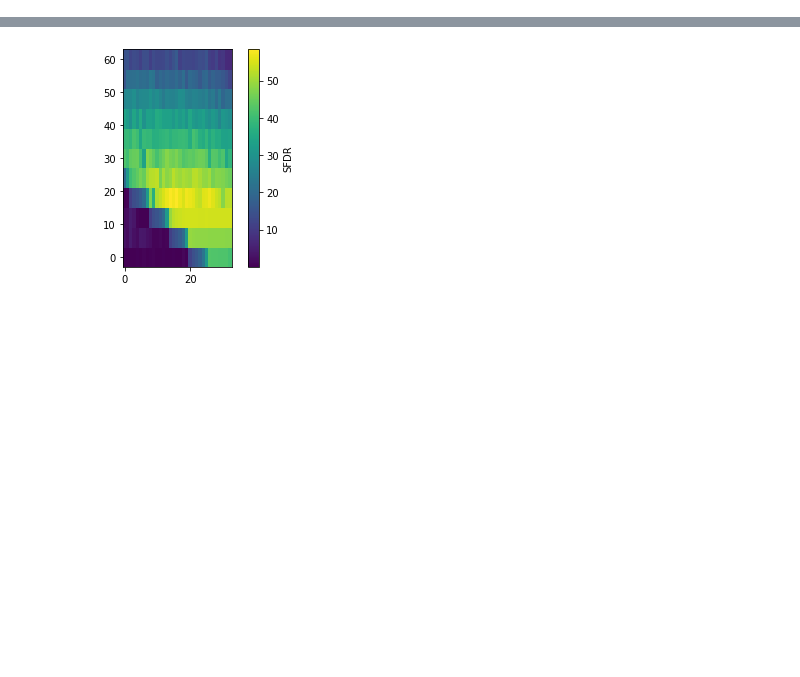
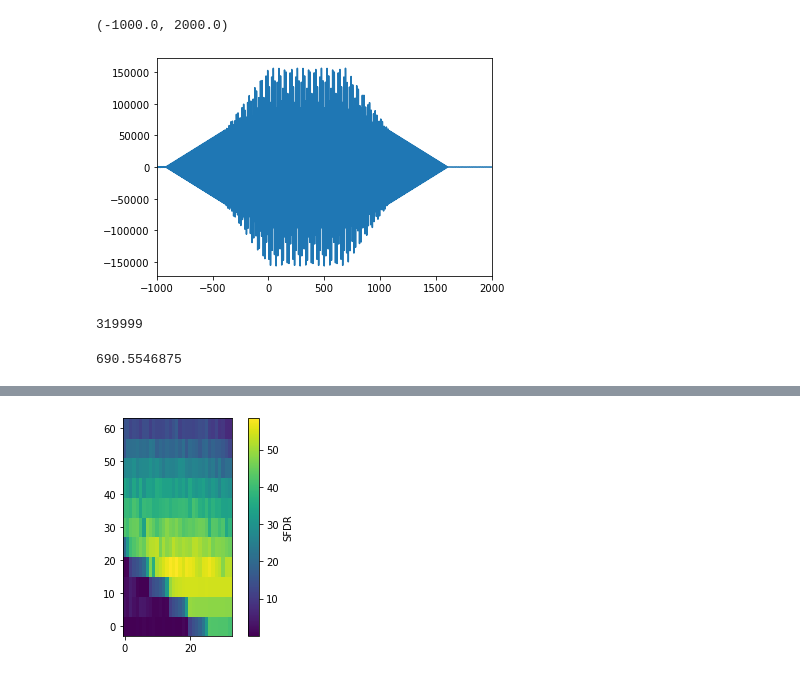
Before and after one commit to qnngroup/rfsoc_dds, a Jupyter notebook: pynq/dds_loopback_overlay.ipynb, the cells around one changed output, grey strips where cells are left out. Saved outputs shown, nothing was run; the diff lists cells and outputs as text; code cells hidden in the pictures; blank space fills up the shorter version.

```diff
--- a/pynq/dds_loopback_overlay.ipynb
+++ b/pynq/dds_loopback_overlay.ipynb
@@ -8,0 +48,17 @@ ol = DDSOverlay(bitfile_name='hw/top.bit',dbg=False,plot=False,n_buffers=1,downl
+# %%
+OSR = 128
+upsampled = scipy.signal.resample_poly(raw, OSR, 1, axis=0)
+xc = scipy.signal.correlate(upsampled[:,0], upsampled[:,1])
+lags = scipy.signal.correlation_lags(len(upsampled[:,0]), len(upsampled[:,1]))
+plt.plot(lags/OSR,xc)
+plt.xlim([-1000, 2000])
+# %% [output]
+(-1000.0, 2000.0)
+[figure, added]
+# %%
+print(np.where(lags==500*OSR)[0][0])
+lag_offset = np.where(lags==500*OSR)[0][0]
+lags[np.argmax(xc[lag_offset:])+lag_offset]/OSR
+# %% [output]
+319999
+690.5546875
```
Also changed, not shown: parts of 10 cells of this notebook, 14 other files.
